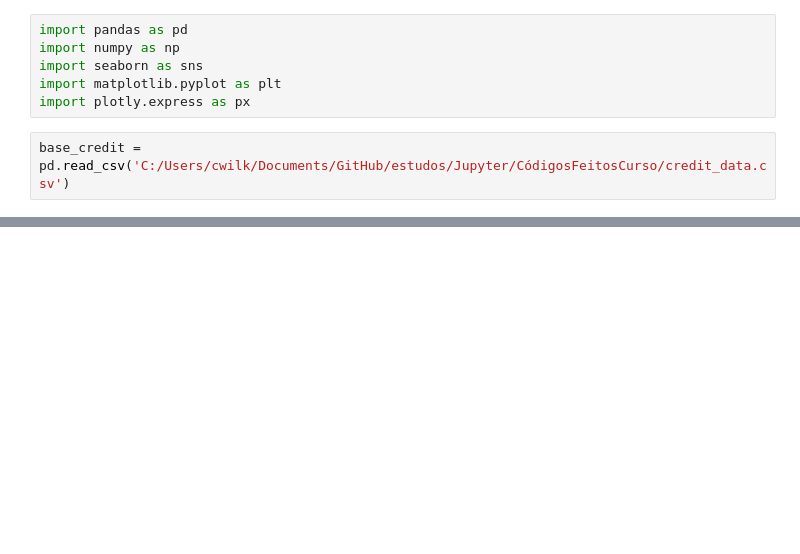
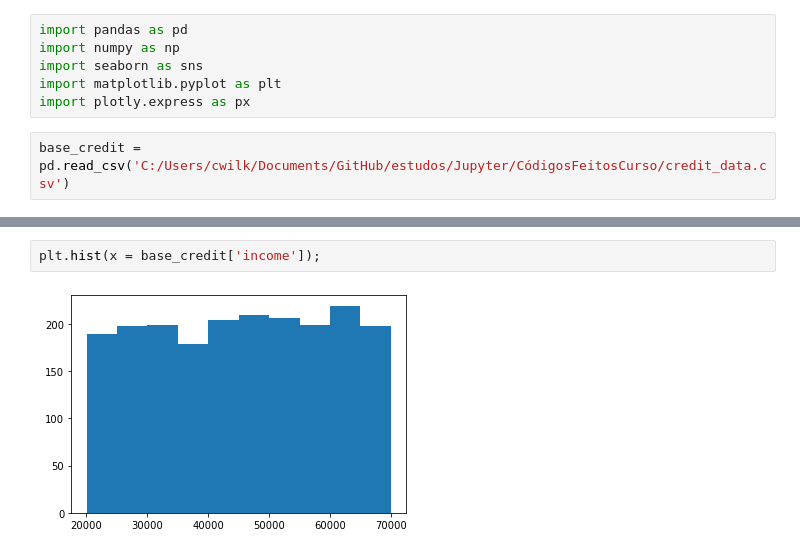
Before and after one commit to Wilker345/estudos, a Jupyter notebook: Jupyter/02.ipynb, the cells around one changed output, grey strips where cells are left out. Cells and saved outputs as stored; diff of their text form; blank space fills up the shorter version.

```diff
--- a/Jupyter/02.ipynb
+++ b/Jupyter/02.ipynb
@@ -24,0 +74,4 @@ base_credit
+# %%
+plt.hist(x = base_credit['income']);
+# %% [output]
+[figure, added]
```
Also changed, not shown: parts of 14 cells of this notebook.
